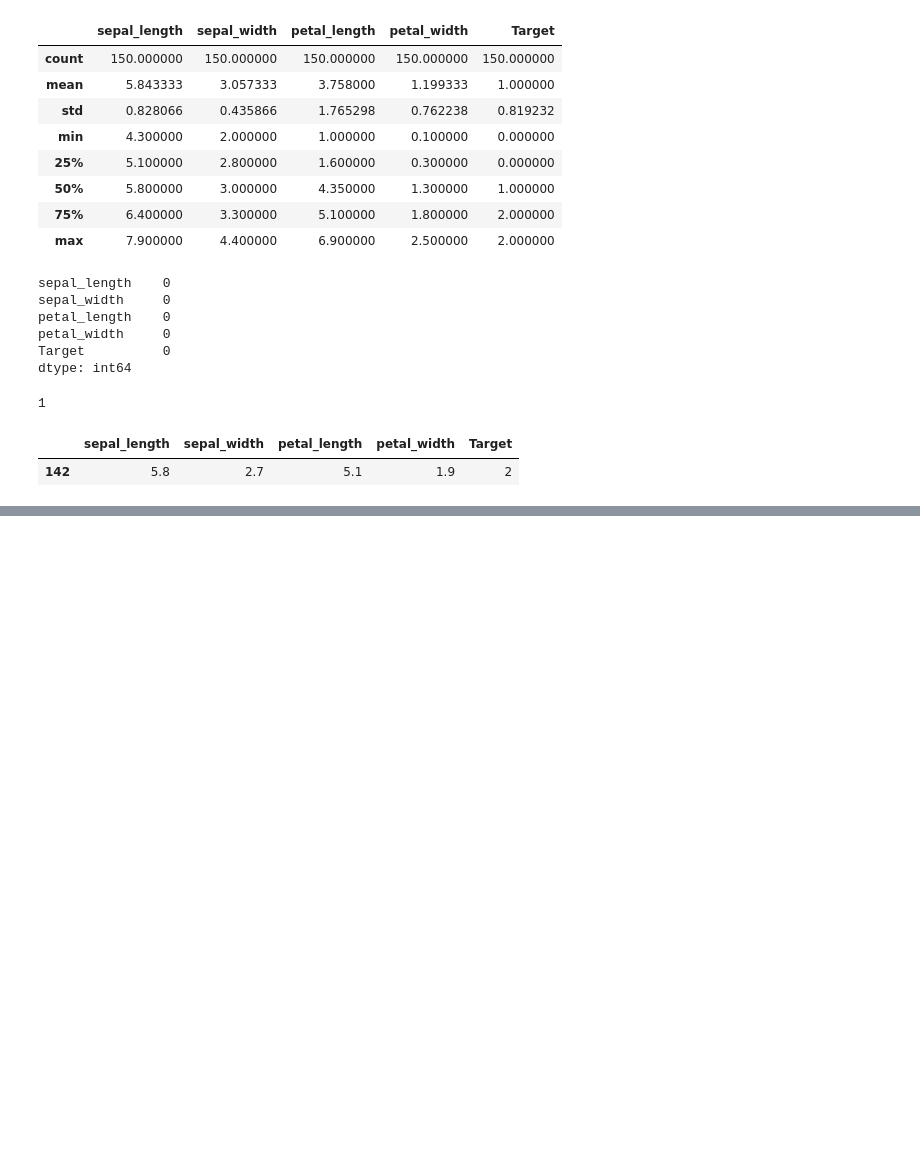
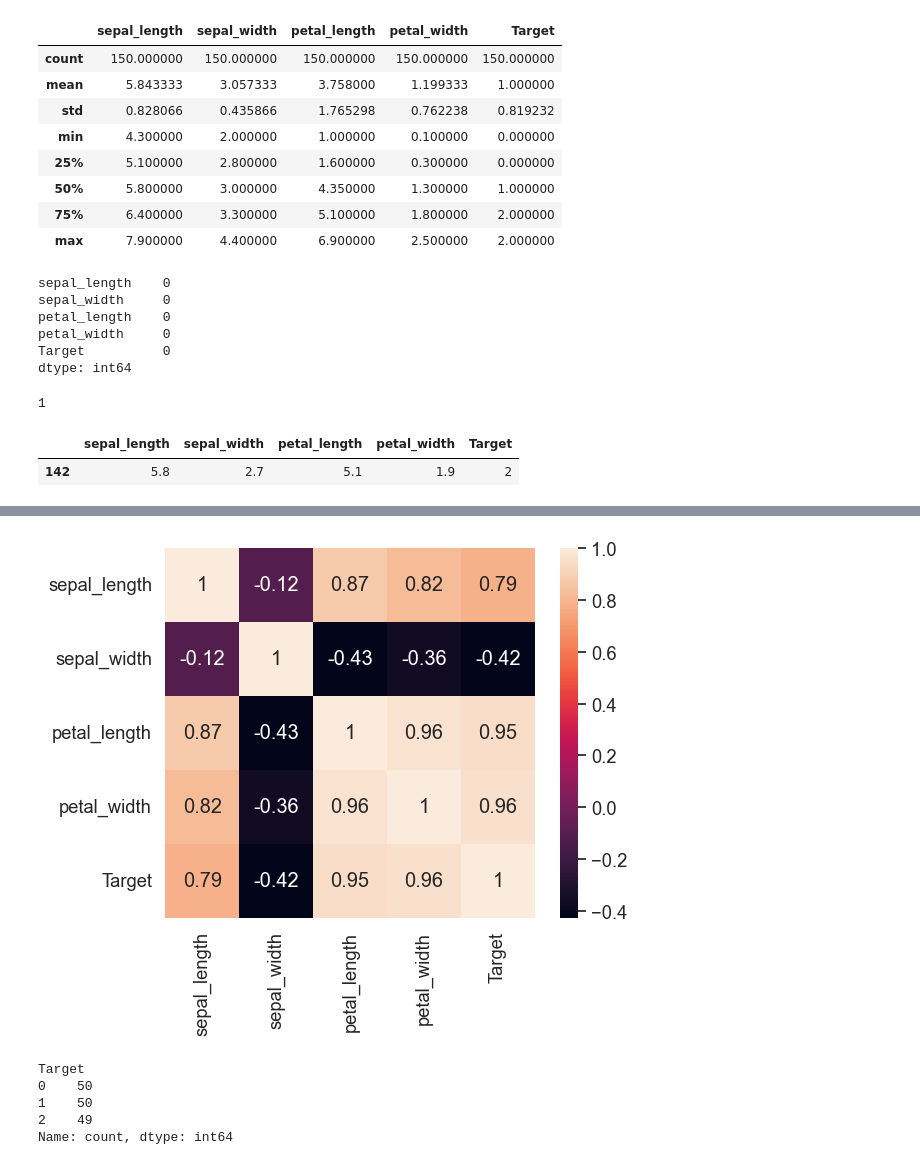
Before and after one commit to ChaesongYun/ML, a Jupyter notebook: classification.ipynb, the cells around one changed output, grey strips where cells are left out. Cells and saved outputs as stored; diff of their text form; code cells hidden in the pictures; blank space fills up the shorter version.

```diff
--- a/classification.ipynb
+++ b/classification.ipynb
@@ -140,0 +148,4 @@ df.loc[df.duplicated(), :]
+# %%
+# 중복 데이터 제거
+df = df.drop_duplicates()
+df.loc[(df.sepal_length==5.8)&(df.petal_width==1.9), :]
@@ -140,0 +165,21 @@ df.loc[df.duplicated(), :]
+# %%
+# 시각화 라이브러리 설정
+import matplotlib.pyplot as plt
+import seaborn as sns
+
+sns.set(font_scale=1.2)
+# %%
+# 상관 계수 히트맵
+sns.heatmap(data=df.corr(), square=True, annot=True, cbar=True)
+plt.show()
+# %% [output]
+[figure, added]
+# %%
+# Target 값의 분포 - value_counts 함수
+df['Target'].value_counts()
+# %% [output]
+Target
+0    50
+1    50
+2    49
+Name: count, dtype: int64
```
Also changed, not shown: parts of 7 cells of this notebook.
